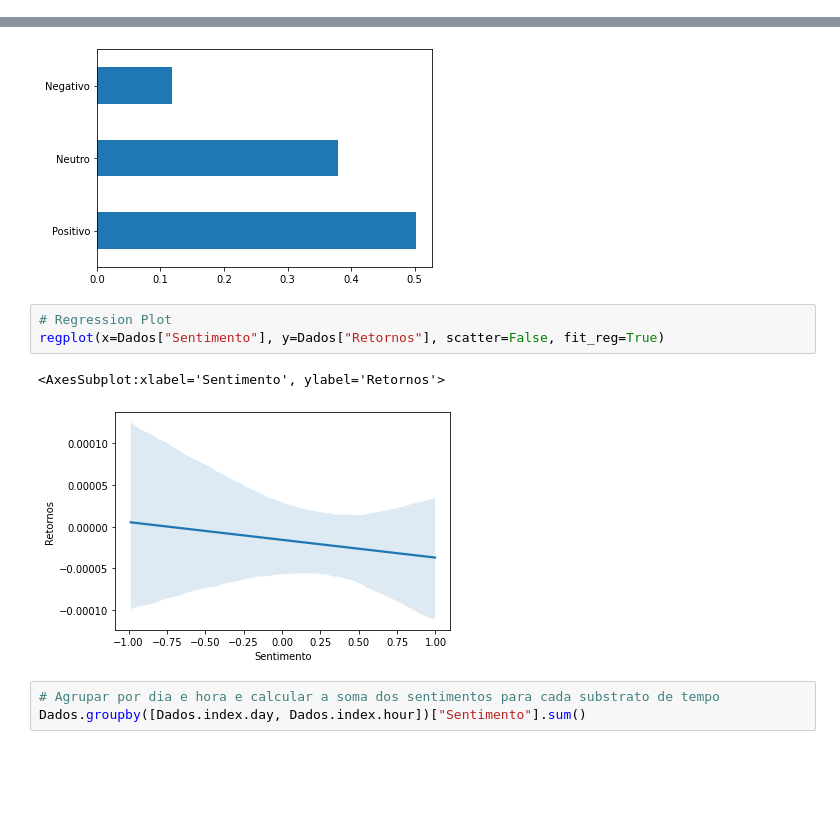
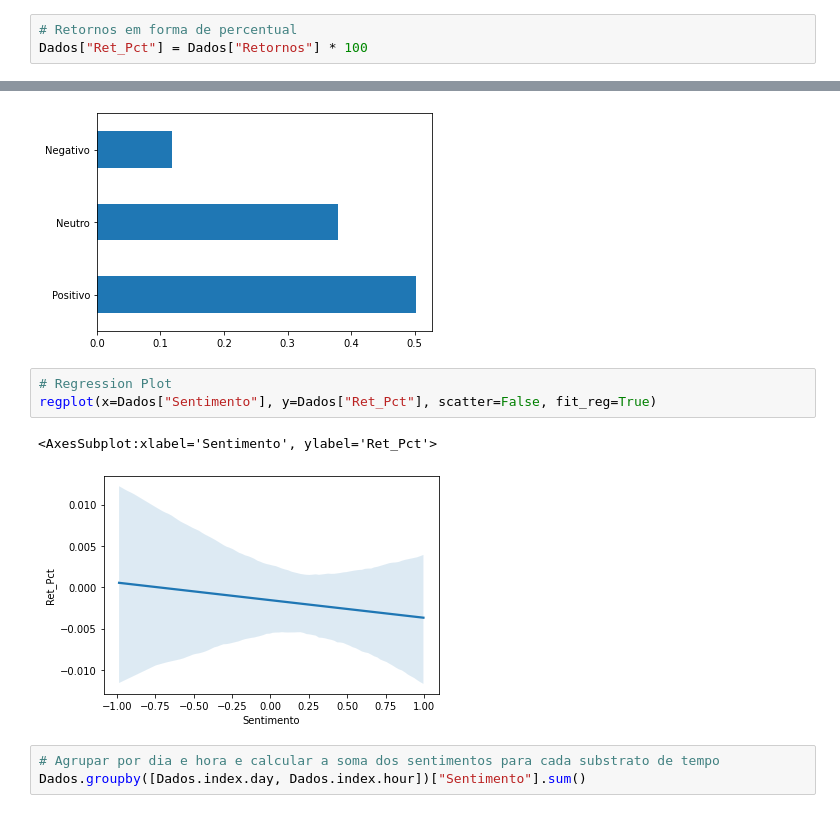
Before and after one commit to thcoelho/Social_Media_And_Financial_Markets, a Jupyter notebook: Analise_Exploratoria.ipynb, the cells around one changed output, grey strips where cells are left out. Cells and saved outputs as stored; diff of their text form; blank space fills up the shorter version.

```diff
--- a/Analise_Exploratoria.ipynb
+++ b/Analise_Exploratoria.ipynb
@@ -86,0 +68,3 @@ Marco
+# %%
+# Retornos em forma de percentual
+Dados["Ret_Pct"] = Dados["Retornos"] * 100
@@ -182,10 +179,10 @@ Dados
 [figure]
 # %%
 # Regression Plot
-regplot(x=Dados["Sentimento"], y=Dados["Retornos"], scatter=False, fit_reg=True)
+regplot(x=Dados["Sentimento"], y=Dados["Ret_Pct"], scatter=False, fit_reg=True)
 # %% [output]
-<AxesSubplot:xlabel='Sentimento', ylabel='Retornos'>
+<AxesSubplot:xlabel='Sentimento', ylabel='Ret_Pct'>
-[figure, old version]
+[figure, new version]
 # %%
 # Agrupar por dia e hora e calcular a soma dos sentimentos para cada substrato de tempo
 Dados.groupby([Dados.index.day, Dados.index.hour])["Sentimento"].sum()
```
Also changed, not shown: parts of 3 cells of this notebook, 1 other file.
